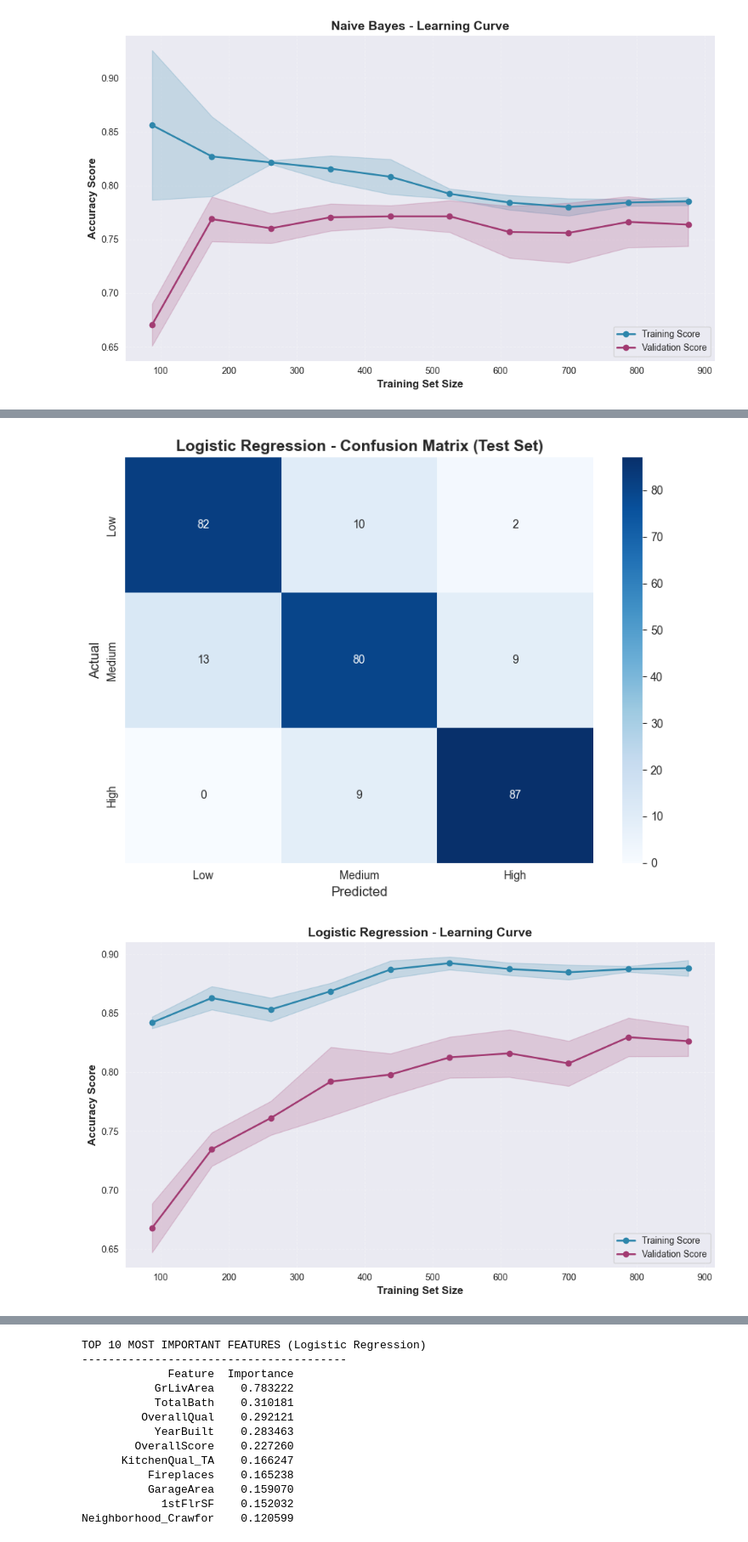
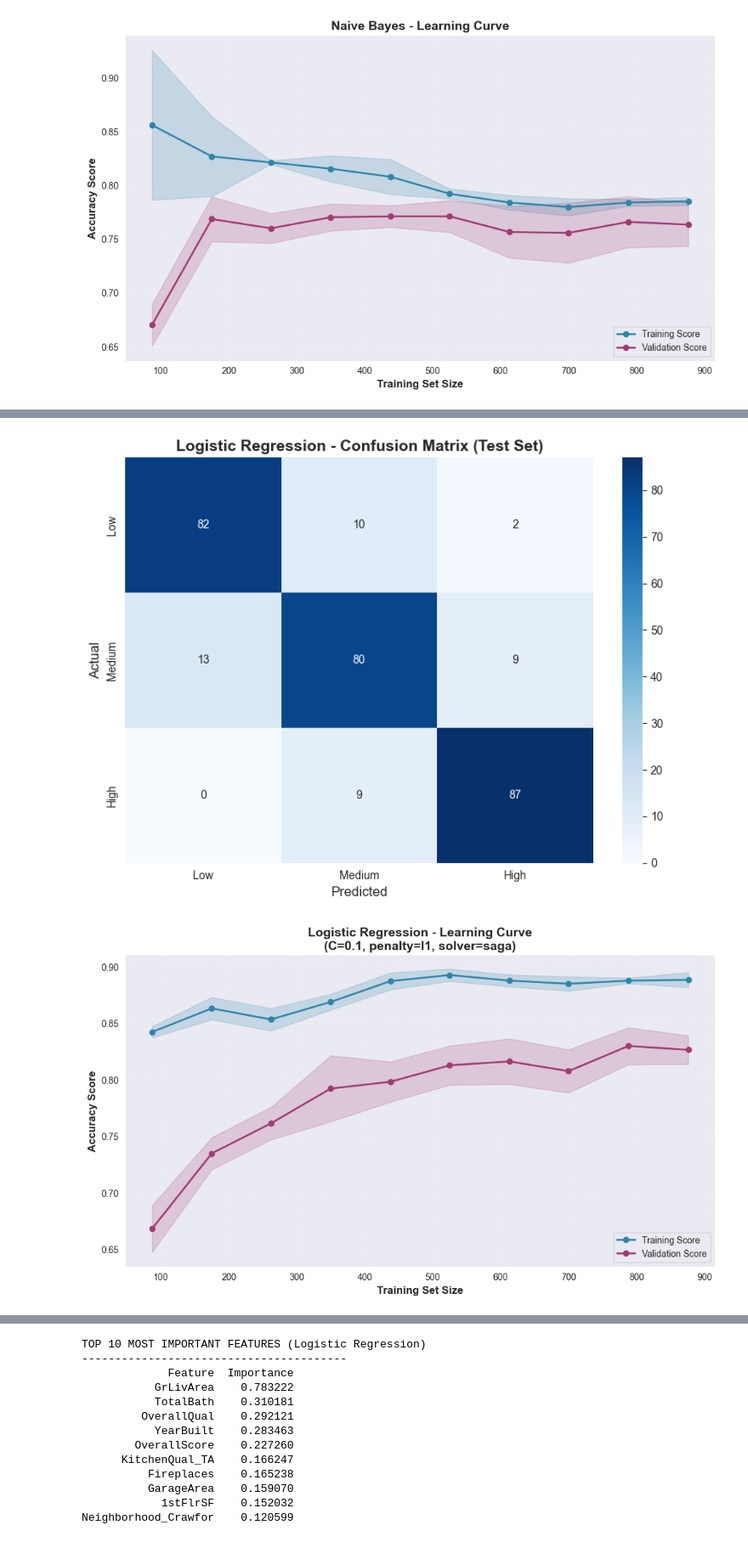
Before and after one commit to haydenpham/CS4120-MLProject, a Jupyter notebook: project/src/train_classification_models.ipynb, the cells around one changed output, grey strips where cells are left out. Shown at 85% size. Drawn from its saved outputs; the diff is of its cells as text; code cells hidden in the pictures.

Commit message:
Add: missing cross-validation to select best param

```diff
--- a/project/src/train_classification_models.ipynb
+++ b/project/src/train_classification_models.ipynb
@@ -215,10 +209,6 @@ Classes: 0 - Low, 1 - Medium, 2 - High
 # Step 6: Train Logistic Regression Model and apply 4-fold cross-validation
 with mlflow.start_run(run_name="Logistic_Regression"):
     mlflow.log_param("model_type", "LogisticRegression")
-    mlflow.log_param("max_iter", 1000)
-    mlflow.log_param("penalty", "l1")
-    mlflow.log_param("C", 0.1)
-    mlflow.log_param("solver", "saga")
     mlflow.log_param("cv_folds", 4)
     mlflow.log_param("test_size", 0.2)
     mlflow.log_param("random_state", RNG)
@@ -227,19 +217,46 @@ with mlflow.start_run(run_name="Logistic_Regression"):
     lr_pipeline = Pipeline([
         ('preprocessor', preprocessor),
         ('scaler', StandardScaler()),
-        ('classifier', LogisticRegression(max_iter=1000, penalty='l1', C=0.1, solver='saga', random_state=RNG))
+        ('classifier', LogisticRegression(max_iter=1000, random_state=RNG))
     ])
-    lr_pipeline.fit(X_train, y_train)
 
-    # Step 7: Evaluate Model Accuracy
+    # Best params after running GridSearchCV: {'classifier__C': 0.1, 'classifier__penalty': 'l1', 'classifier__solver': 'saga'}
+    lr_param_grid = {
+        'classifier__penalty': ['l1', 'l2'],
+        'classifier__C': [0.01, 0.1, 1.0, 10.0],
+        'classifier__solver': ['saga', 'liblinear']
+    }
+
+    # Perform Grid Search with 4-fold cross-validation
+    lr_grid_search = GridSearchCV(
+        lr_pipeline,
+        lr_param_grid,
+        cv=4,
+        scoring='accuracy',
+        n_jobs=-1,
+        verbose=1
+    )
+
+    lr_grid_search.fit(X_train, y_train)
+
+    best_lr_params = lr_grid_search.best_params_
+    lr_pipeline = lr_grid_search.best_estimator_
+
+    print(f"\nBest parameters: {best_lr_params}")
+    mlflow.log_params({f"best_{k}": v for k, v in best_lr_params.items()})
+
+    # Step 7: Evaluate Model Accuracy using GridSearchCV results
+    best_cv_score_lr = lr_grid_search.best_score_
+
     cv_scores_lr = cross_val_score(lr_pipeline, X_train, y_train, cv=4, scoring='accuracy')
 
-    # Log cross-validation metrics
     mlflow.log_metric("cv_mean_accuracy", cv_scores_lr.mean())
     mlflow.log_metric("cv_std_accuracy", cv_scores_lr.std())
+    mlflow.log_metric("best_cv_score", best_cv_score_lr)
 
-    print(f"Cross-validation scores: {cv_scores_lr}")
-    print(f"Mean CV accuracy: {cv_scores_lr.mean():.4f}")
+    print(f"Best CV score from grid search: {best_cv_score_lr:.4f}")
+    print(f"Cross-validation scores (best model): {cv_scores_lr}")
+    print(f"Mean CV accuracy (best model): {cv_scores_lr.mean():.4f} (+/- {cv_scores_lr.std():.4f})")
 
     y_train_pred_lr = lr_pipeline.predict(X_train)
     train_accuracy_lr = accuracy_score(y_train, y_train_pred_lr)
@@ -290,6 +307,9 @@ with mlflow.start_run(run_name="Logistic_Regression"):
     val_mean = np.mean(val_scores, axis=1)
     val_std = np.std(val_scores, axis=1)
 
+    # Create title with best parameters
+    params_str = f"C={best_lr_params['classifier__C']}, penalty={best_lr_params['classifier__penalty']}, solver={best_lr_params['classifier__solver']}"
+
     plt.figure(figsize=(10, 6))
     plt.plot(train_sizes, train_mean, 'o-', color='#2E86AB', linewidth=2, markersize=6, label='Training Score')
     plt.fill_between(train_sizes, train_mean - train_std, train_mean + train_std, alpha=0.2, color='#2E86AB')
@@ -298,7 +318,7 @@ with mlflow.start_run(run_name="Logistic_Regression"):
 
     plt.xlabel('Training Set Size', fontsize=12, fontweight='bold')
     plt.ylabel('Accuracy Score', fontsize=12, fontweight='bold')
-    plt.title('Logistic Regression - Learning Curve', fontsize=14, fontweight='bold')
+    plt.title(f'Logistic Regression - Learning Curve\n({params_str})', fontsize=14, fontweight='bold')
     plt.legend(loc='lower right', fontsize=10)
     plt.grid(alpha=0.3, linestyle='--')
     plt.tight_layout()
@@ -323,5 +346,5 @@ Classes: 0 - Low, 1 - Medium, 2 - High
 [figure]
-[figure, old version]
+[figure, new version]
 # %%
 # Summary
 print(f"\nNaive Bayes:")
```
Also changed, not shown: parts of 5 cells of this notebook.
